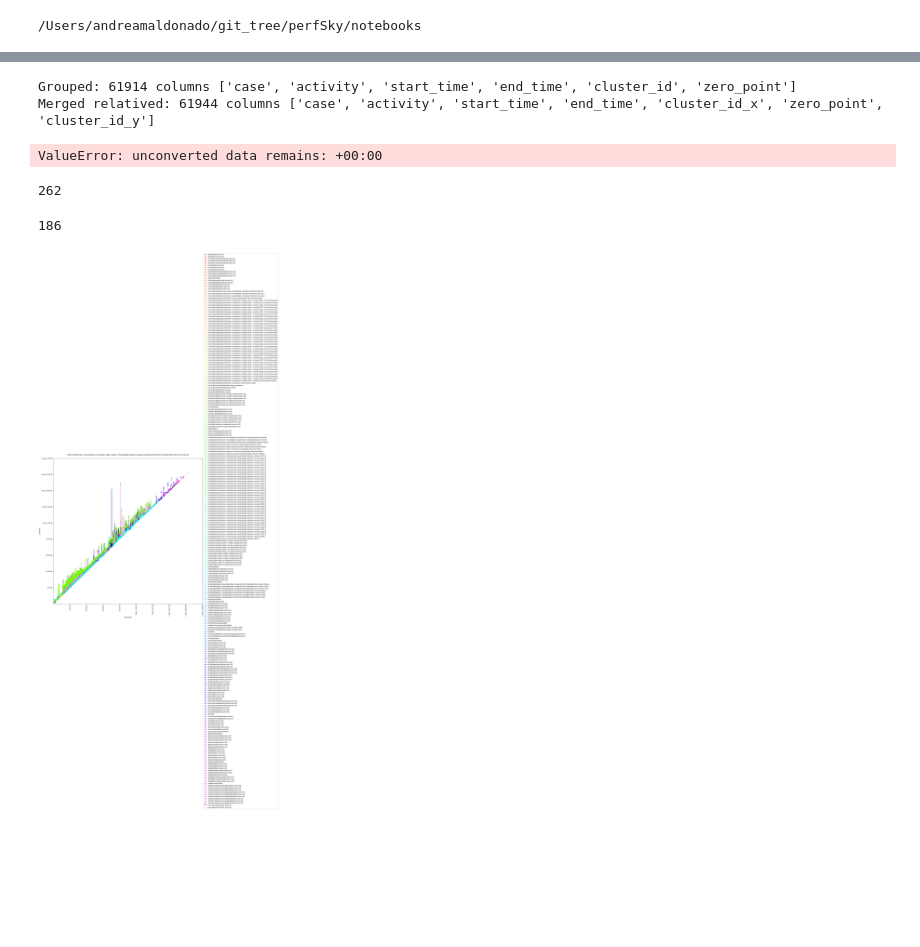
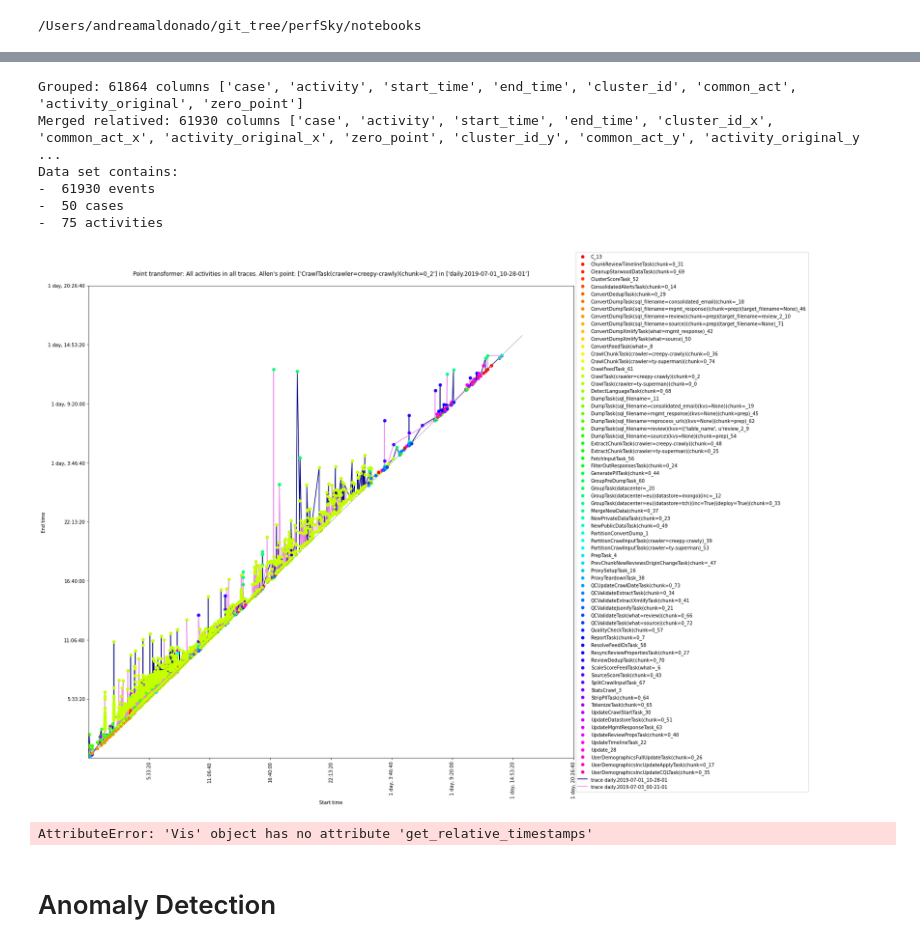
Before and after one commit to andreamalhera/perfSky, a Jupyter notebook: notebooks/example.ipynb, the cells around one changed output, grey strips where cells are left out. Cells and saved outputs as stored; diff of their text form; code cells hidden in the pictures; blank space fills up the shorter version.

```diff
--- a/notebooks/example.ipynb
+++ b/notebooks/example.ipynb
@@ -20,8 +19,14 @@ print(os.getcwd())
 # %%
 from perfSky import Visualizer as pt
 # %%
+ACTIVITY_ID='common_act'
+
 #df = pd.read_csv("../data/daily.2019-July_September.csv")
-df = pd.read_csv("../data/clustered_agg_edit_100_daily.csv", sep=";")
-df = df[['case', 'activity', 'start_time', 'end_time','cluster_id']]
+df = pd.read_csv("../data/clustered_agg_edit_75_daily.csv", sep=";")
+#df = df[['case', 'activity', 'start_time', 'end_time','cluster_id']]
+#df['start_time']=df['start_time'].apply(lambda x: x.split('+')[0])
+#df['end_time']=df['end_time'].apply(lambda x: x.split('+')[0])
+df['activity_original'] = df['activity']
+df['activity']=df[ACTIVITY_ID]
 df.head()
 # %% [output]
@@ -34,6 +39,6 @@ df.head()
 # %%
-vis = pt.Vis()
-excluding = vis.get_relative_timestamps(df, ['AllTasks']) #'AllTasks' is one entry per log with its overall duration
+excluding = get_relative_timestamps(df, ['AllTasks']) #'AllTasks' is one entry per log with its overall duration
+
 
 print('Data set contains:')
 print('- ',len(excluding),'events')
@@ -41,23 +46,24 @@ print('- ',len(excluding['case'].unique()),'cases')
 print('- ',len(excluding['activity'].unique()),'activities')
 #print('- ',len(excluding['cluster_id'].unique()),' clustered activities')
 # %% [output]
-Grouped: 61914 columns ['case', 'activity', 'start_time', 'end_time', 'cluster_id', 'zero_point']
-Merged relatived: 61944 columns ['case', 'activity', 'start_time', 'end_time', 'cluster_id_x', 'zero_point', 'cluster_id_y']
+Grouped: 61864 columns ['case', 'activity', 'start_time', 'end_time', 'cluster_id', 'common_act', 'activity_original', 'zero_point']
+Merged relatived: 61930 columns ['case', 'activity', 'start_time', 'end_time', 'cluster_id_x', 'common_act_x', 'activity_original_x', 'zero_point', 'cluster_id_y', 'common_act_y', 'activity_original_y ...
+Data set contains:
+-  61930 events
+-  50 cases
+-  75 activities
-ValueError: unconverted data remains: +00:00
 # %%
-clusters = pd.read_csv("../data/clusteringeditagglomerative.csv")
-clusters['activity'] = clusters['concept:name']
-clusters = clusters[['cluster_id','activity']]
-print(len(clusters['activity'].unique()))
-#clusters.head()
+#print(excluding['case'].unique())
+to_plot = excluding[excluding['case'].isin(['daily.2019-07-01_10-28-01','daily.2019-07-03_00-21-01'])]
-# %% [output]
-262
-# %%
-df_cl = df.join(clusters.set_index('activity'), on='activity')
-print(len(df_cl[df_cl['cluster_id'].isnull()]))
-# %% [output]
-186
 # %%
-vis.plot_all_traces(excluding, show_plot=None)
+vis = pt.Vis()
+vis.plot_all_traces(to_plot, show_plot=None)
 # %% [output]
-[figure, old version]
+[figure, new version]
+# %%
+average_trace_activities = vis.get_data_selection_avgtrace(vis.get_relative_timestamps(excluding)).sort_values(by=['num_start'])
+print('Average trace over activities has',len(average_trace_activities),'events')
+average_trace_activities.head()
+#print('AllTasks' in average_trace_activities)
+# %% [output]
+AttributeError: 'Vis' object has no attribute 'get_relative_timestamps'
@@ -63,0 +87,2 @@ vis.plot_all_traces(excluding, show_plot=None)
+# %% [markdown]
+# Anomaly Detection
```
Also changed, not shown: parts of 12 cells of this notebook, 2 other files.
